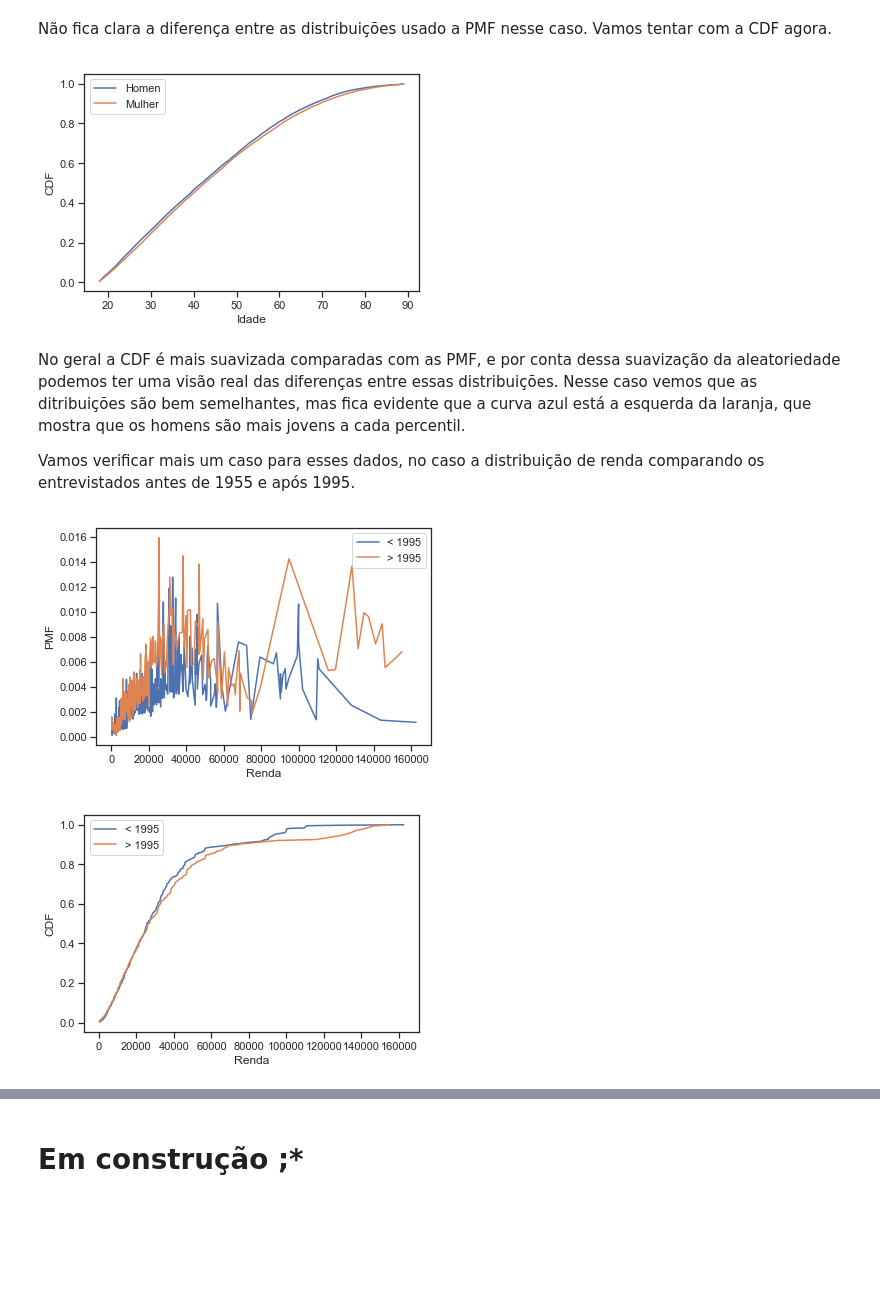
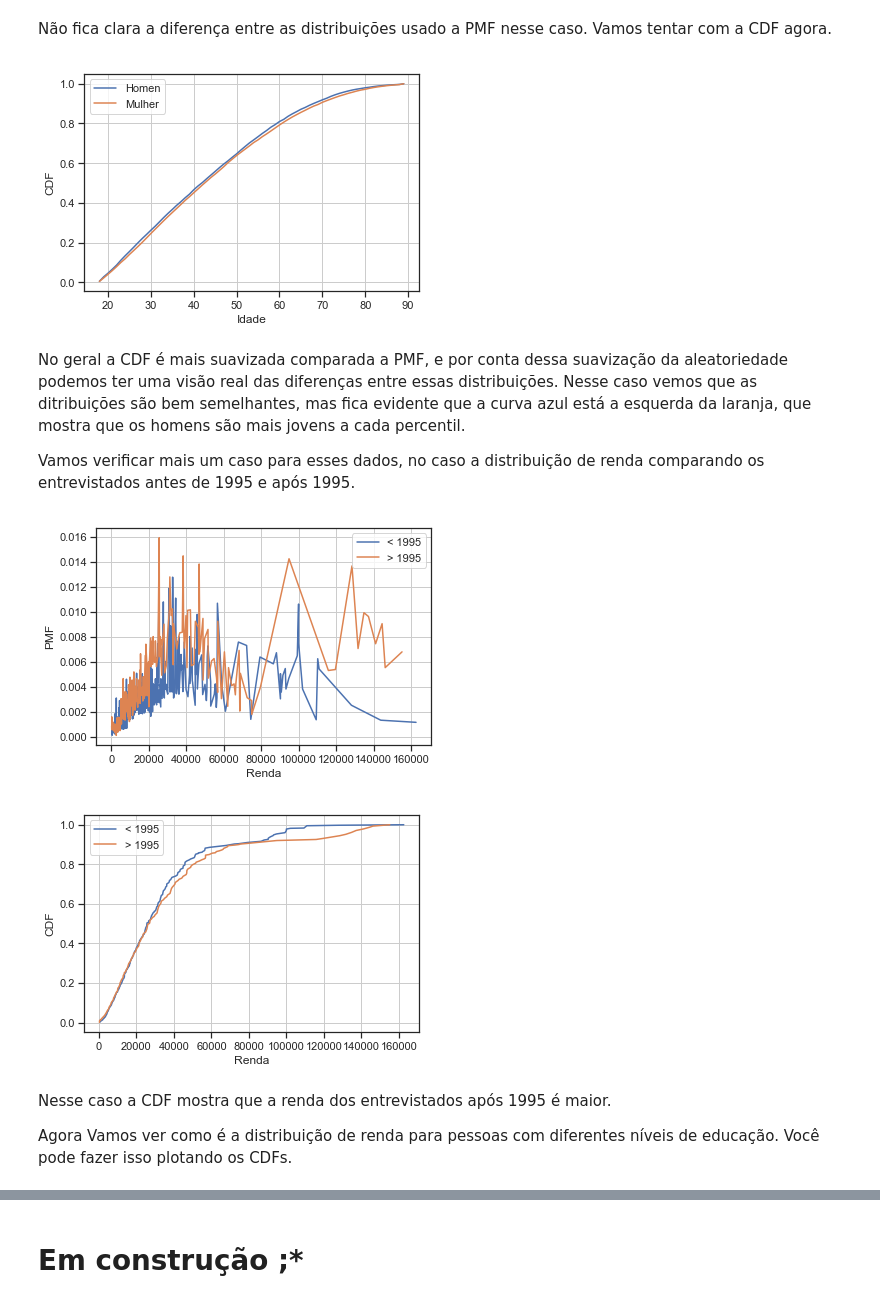
Before and after one commit to plbalmeida/aed-Py, a Jupyter notebook: aed-Py.ipynb, the cells around one changed output, grey strips where cells are left out. Saved outputs shown, nothing was run; the diff lists cells and outputs as text; code cells hidden in the pictures; blank space fills up the shorter version.

```diff
--- a/aed-Py.ipynb
+++ b/aed-Py.ipynb
@@ -443,38 +449,45 @@ plt.plot(cdf_male_age['item_counts'], cdf_female_age['CDF'], label='Mulher')
 plt.xlabel('Idade')
 plt.ylabel('CDF')
 plt.legend()
+plt.grid()
 plt.show()
 # %% [output]
-[figure, old version]
+[figure, new version]
 # %% [markdown]
-No geral a CDF é mais suavizada comparadas com as PMF, e por conta dessa suavização da aleatoriedade podemos ter uma visão real das diferenças entre essas distribuições. Nesse caso vemos que as ditribuições são bem semelhantes, mas fica evidente que a curva azul está a esquerda da laranja, que mostra que os homens são mais jovens a cada percentil.
+No geral a CDF é mais suavizada comparada a PMF, e por conta dessa suavização da aleatoriedade podemos ter uma visão real das diferenças entre essas distribuições. Nesse caso vemos que as ditribuições são bem semelhantes, mas fica evidente que a curva azul está a esquerda da laranja, que mostra que os homens são mais jovens a cada percentil.
 
-Vamos verificar mais um caso para esses dados, no caso a distribuição de renda comparando os entrevistados antes de 1955 e após 1995.
+Vamos verificar mais um caso para esses dados, no caso a distribuição de renda comparando os entrevistados antes de 1995 e após 1995.
 # %%
 income = gss['realinc']
 pre95 = gss['year'] < 1995 # serie boleana para respondentes entrevistados antes de 1995
 
 # PMF
 pmf_before1995 = PMF(income[pre95])
 pmf_after1995 = PMF(income[~pre95])
 
 plt.plot(pmf_before1995['item_counts'], pmf_before1995['PMF'], label='< 1995')
 plt.plot(pmf_after1995['item_counts'], pmf_after1995['PMF'], label='> 1995')
 plt.xlabel('Renda')
 plt.ylabel('PMF')
 plt.legend()
+plt.grid()
 plt.show()
 
 # CDF
 cdf_before1995 = CDF(income[pre95])
 cdf_after1995 = CDF(income[~pre95])
 
 plt.plot(cdf_before1995['item_counts'], cdf_before1995['CDF'], label='< 1995')
 plt.plot(cdf_after1995['item_counts'], cdf_after1995['CDF'], label='> 1995')
 plt.xlabel('Renda')
 plt.ylabel('CDF')
 plt.legend()
+plt.grid()
 plt.show()
 # %% [output]
-[figure, old version]
+[figure, new version]
-[figure, old version]
+[figure, new version]
+# %% [markdown]
+Nesse caso a CDF mostra que a renda dos entrevistados após 1995 é maior.
+
+Agora Vamos ver como é a distribuição de renda para pessoas com diferentes níveis de educação. Você pode fazer isso plotando os CDFs.
```
Also changed, not shown: parts of 33 cells of this notebook, 1 other file.
